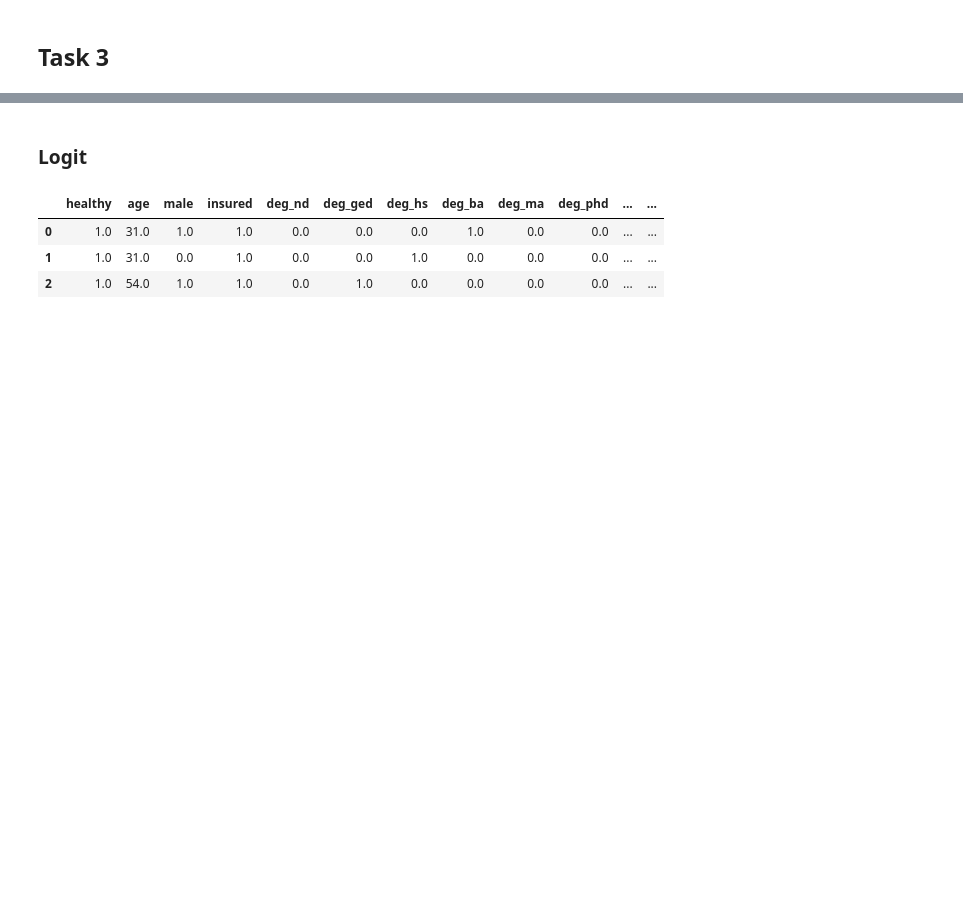
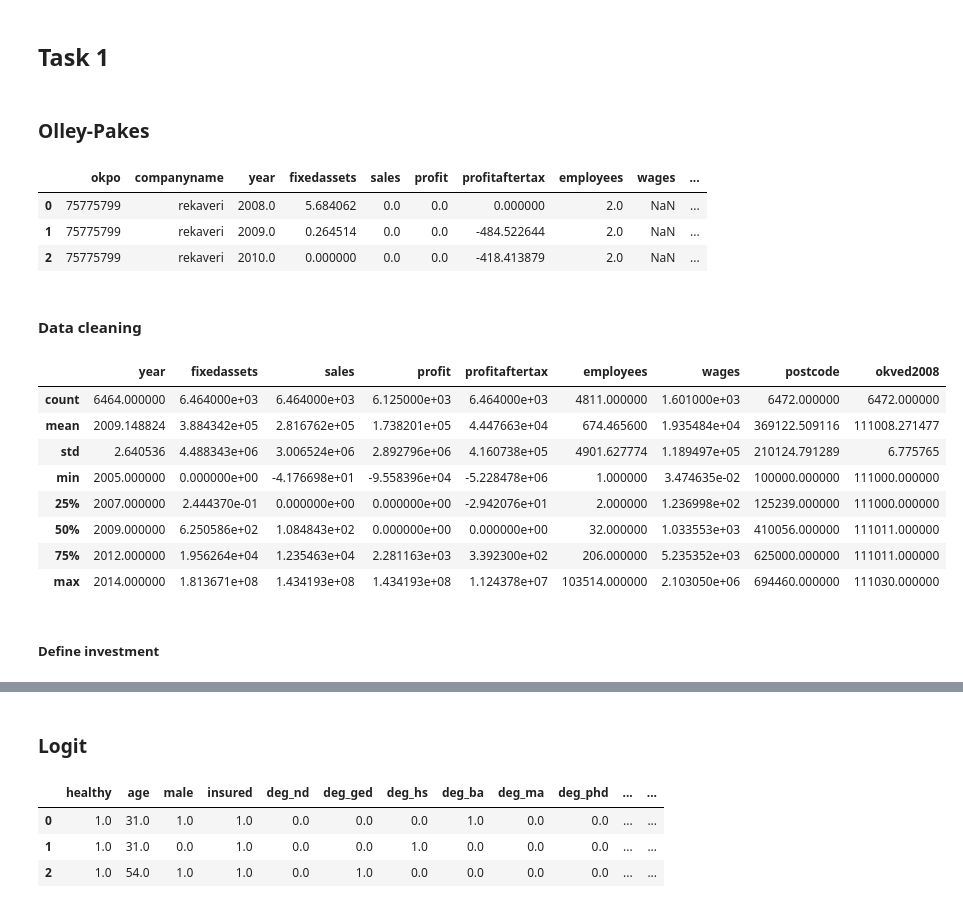
Before and after one commit to Nick-Pupkin/NES, a Jupyter notebook: EIO_1_Popov_Nick.ipynb, the cells around one changed output, grey strips where cells are left out. Saved outputs shown, nothing was run; the diff lists cells and outputs as text; code cells hidden in the pictures; blank space fills up the shorter version.

```diff
--- a/EIO_1_Popov_Nick.ipynb
+++ b/EIO_1_Popov_Nick.ipynb
@@ -1,2 +1,4 @@
 # %% [markdown]
-## Task 3
+## Task 1
+# %% [markdown]
+### Olley-Pakes
@@ -2,0 +14,25 @@
+# %%
+oil = pd.read_stata("C:/Users/Popov/Documents/Studies/NES_studies/Stata/EIO/HA/HA1/oil.dta")
+# %%
+oil.head(3)
+# %% [output]
+|  | okpo | companyname | year | fixedassets | sales | profit | profitaftertax | employees | wages | ... |
+| 0 | 75775799 | rekaveri | 2008.0 | 5.684062 | 0.0 | 0.0 | 0.000000 | 2.0 | NaN | ... |
+| 1 | 75775799 | rekaveri | 2009.0 | 0.264514 | 0.0 | 0.0 | -484.522644 | 2.0 | NaN | ... |
+| 2 | 75775799 | rekaveri | 2010.0 | 0.000000 | 0.0 | 0.0 | -418.413879 | 2.0 | NaN | ... |
+# %% [markdown]
+#### Data cleaning
+# %%
+oil.describe()
+# %% [output]
+|  | year | fixedassets | sales | profit | profitaftertax | employees | wages | postcode | okved2008 |
+| count | 6464.000000 | 6.464000e+03 | 6.464000e+03 | 6.125000e+03 | 6.464000e+03 | 4811.000000 | 1.601000e+03 | 6472.000000 | 6472.000000 |
+| mean | 2009.148824 | 3.884342e+05 | 2.816762e+05 | 1.738201e+05 | 4.447663e+04 | 674.465600 | 1.935484e+04 | 369122.509116 | 111008.271477 |
+| std | 2.640536 | 4.488343e+06 | 3.006524e+06 | 2.892796e+06 | 4.160738e+05 | 4901.627774 | 1.189497e+05 | 210124.791289 | 6.775765 |
+| min | 2005.000000 | 0.000000e+00 | -4.176698e+01 | -9.558396e+04 | -5.228478e+06 | 1.000000 | 3.474635e-02 | 100000.000000 | 111000.000000 |
+| 25% | 2007.000000 | 2.444370e-01 | 0.000000e+00 | 0.000000e+00 | -2.942076e+01 | 2.000000 | 1.236998e+02 | 125239.000000 | 111000.000000 |
+| 50% | 2009.000000 | 6.250586e+02 | 1.084843e+02 | 0.000000e+00 | 0.000000e+00 | 32.000000 | 1.033553e+03 | 410056.000000 | 111011.000000 |
+| 75% | 2012.000000 | 1.956264e+04 | 1.235463e+04 | 2.281163e+03 | 3.392300e+02 | 206.000000 | 5.235352e+03 | 625000.000000 | 111011.000000 |
+| max | 2014.000000 | 1.813671e+08 | 1.434193e+08 | 1.434193e+08 | 1.124378e+07 | 103514.000000 | 2.103050e+06 | 694460.000000 | 111030.000000 |
+# %% [markdown]
+##### Define investment
```
Also changed, not shown: parts of 20 cells of this notebook.
